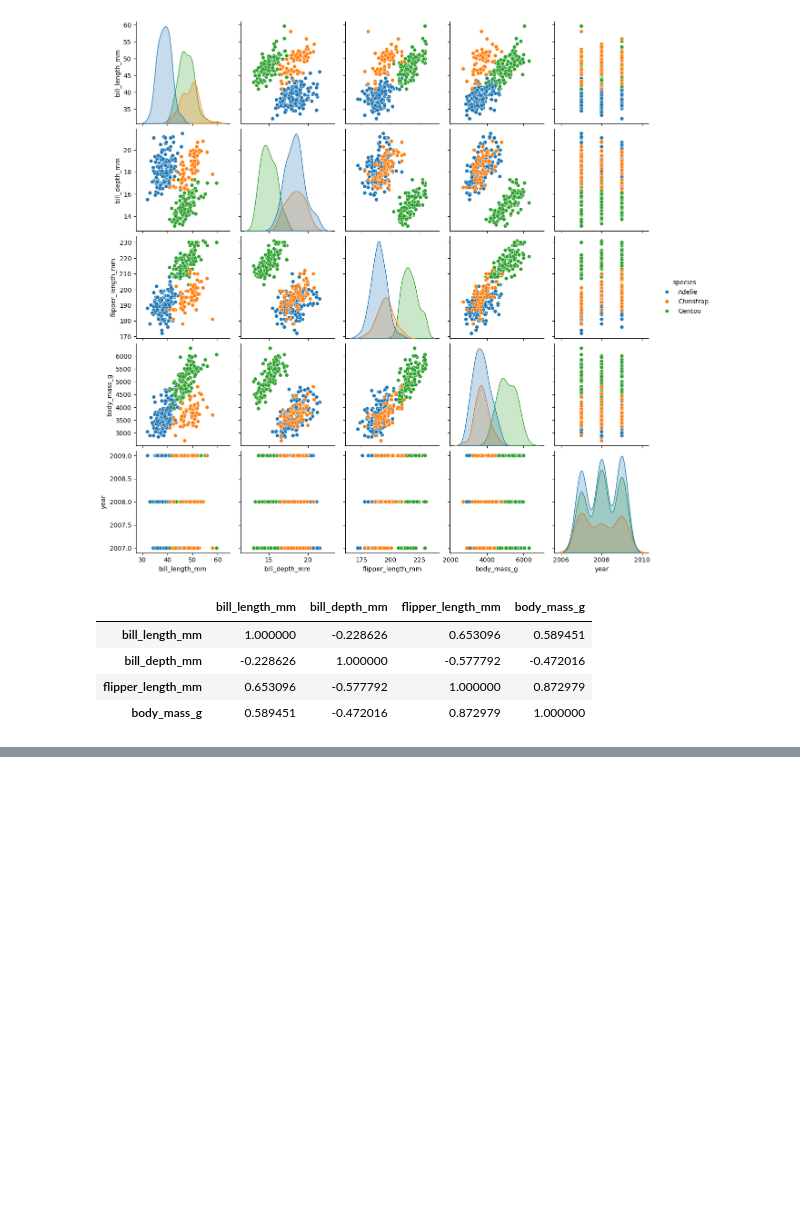
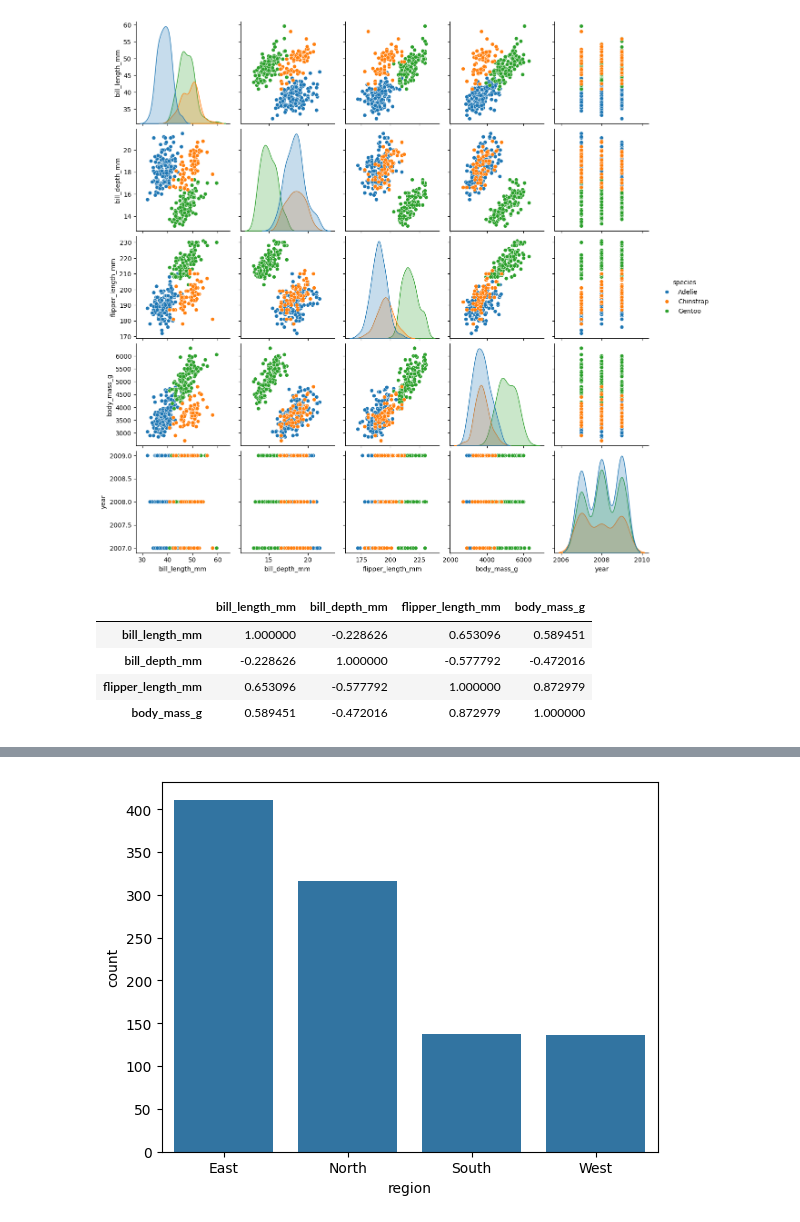
Before and after one commit to SantigoTP/clases_4geeks, a Jupyter notebook: notebooks/04_descriptive_statistics.ipynb, the cells around one changed output, grey strips where cells are left out. Saved outputs shown, nothing was run; the diff lists cells and outputs as text; code cells hidden in the pictures; blank space fills up the shorter version.

```diff
--- a/notebooks/04_descriptive_statistics.ipynb
+++ b/notebooks/04_descriptive_statistics.ipynb
@@ -153,0 +251,5 @@ fig.show()
+# %%
+sns.countplot(data=df, x='region')
+plt.show()
+# %% [output]
+[figure, added]
```
Also changed, not shown: parts of 14 cells of this notebook.
